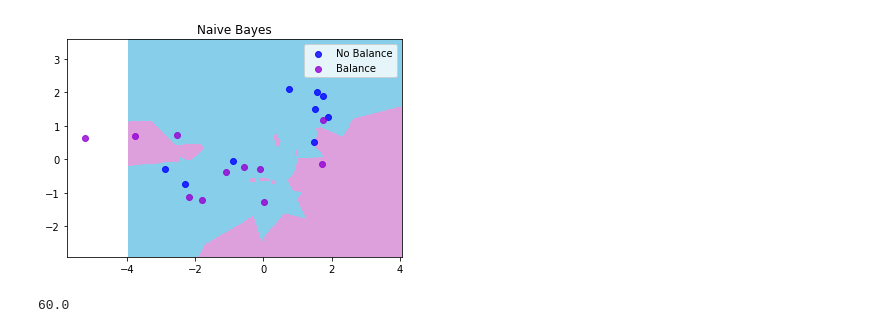
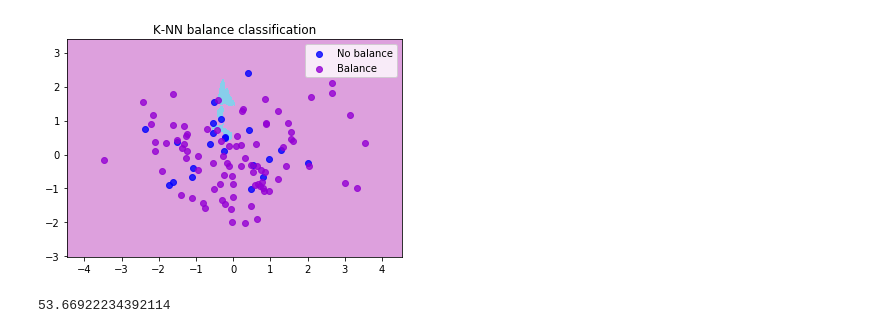
Before and after one commit to VivienvV/fallrisk, a Jupyter notebook: Machine_learning/K-NN_balance.ipynb, the cells around one changed output. Saved outputs shown, nothing was run; the diff lists cells and outputs as text; code cells hidden in the pictures.

```diff
--- a/Machine_learning/K-NN_balance.ipynb
+++ b/Machine_learning/K-NN_balance.ipynb
@@ -161,70 +133,65 @@ Confusion matrix, without normalization
 # %%
-from sklearn import neighbors, datasets
-from matplotlib.colors import ListedColormap
-cmap_back = ListedColormap(['skyblue', 'plum'])
-
-h = .02  # step size in the mesh
-# Plot the decision boundary. For that, we will assign a color to each
-# point in the mesh [x_min, m_max]x[y_min, y_max].
+#Plot graph
+cmap_background = ListedColormap(['skyblue','plum'])
+#Plot the decision boundary
+h = .02
 x_min, x_max = X_train[:, 0].min() - 1, X_train[:, 0].max() + 1
 y_min, y_max = X_train[:, 1].min() - 1, X_train[:, 1].max() + 1
 xx, yy = np.meshgrid(np.arange(x_min, x_max, h),
                      np.arange(y_min, y_max, h))
 
-Z = classifier.predict(np.c_[xx.ravel(), yy.ravel()])
-# Put the result into a color plot
+Z = neigh.predict(np.c_[xx.ravel(), yy.ravel()])
 Z = Z.reshape(xx.shape)
 plt.figure()
-plt.pcolormesh(xx, yy, Z, cmap=cmap_back)
+plt.pcolormesh(xx, yy, Z, cmap=cmap_background)
 
-
+#Plot the test points
 colors = ['blue', 'darkviolet']
-for label in np.unique(y_test):
-    indices = np.where(y_test == label)
-    plt.scatter(X_test[indices, 0], X_test[indices, 1], c=colors[label], alpha=0.8,
+for label in np.unique(y_train):
+    indices = np.where(y_train == label)
+    plt.scatter(X_train[indices, 0], X_train[indices, 1], c=colors[label], alpha=0.8,
                 label=' {}'.format(label))
 
-labels = ['No Balance', 'Balance']
+#Plot the graph
+labels = ['No balance', 'Balance']
 plt.legend(labels)
-plt.title('Naive Bayes')
-plt.savefig('Naive_Bayes')
+plt.title('K-NN balance classification')
+plt.savefig('K-NN_balance_classification')
 plt.show()
 # %% [output]
-[figure, old version]
+[figure, new version]
 # %%
+#Code that loops through the data 100 times and calculates the accuracy for every loop and returns the mean
 def make_decisions(originaldata, variable_list):
     data = originaldata[variable_list]
-    training,validation = validation_split(data, 0.7)
-    training = flatten(training, variable_list)
-    validation = flatten(validation, variable_list)
+    X = data.drop(['Balance_MeanVelocity_Class', 'SubjectID'], axis=1)
+    y = data[['Balance_MeanVelocity_Class']]
 
-    X_train = training.drop(['Balance_MeanVelocity_Class', 'SubjectID'], axis=1)
-    y_train = training['Balance_MeanVelocity_Class']
-    X_train = X_train.astype(float)
-    y_train = y_train.astype(int)
+    #Split the test in training and validation
+    X_train, X_test, y_train, y_test = train_test_split(X, np.ravel(y), test_size = 0.30, random_state=0, stratify = y)
 
-    X_test = validation.drop(['Balance_MeanVelocity_Class', 'SubjectID'], axis=1)
-    y_test = validation['Balance_MeanVelocity_Class']
-    X_test = X_test.astype(float)
-    y_test = y_test.astype(int)
+    X_train = np.array(X_train, dtype=float)
+    y_train = np.array(y_train, dtype=int)
 
+    X_test = np.array(X_test, dtype=float)
+    y_test = np.array(y_test, dtype=int)
 
+    #Standardize data
     scaler = StandardScaler()
 
-    # Fit on training set only.
     scaler.fit(X_train)
 
-    # Apply transform to both the training set and the test set.
     X_train = scaler.transform(X_train)
     X_test = scaler.transform(X_test)
 
-    # Make an instance of the Model
+    #Apply dimensionality reduction
     pca = PCA(n_components=2)
     pca.fit(X_train)
 
     X_train = pca.transform(X_train)
     X_test = pca.transform(X_test)
 
+    #Find optimal k
     error = []
     for i in range(1, 40):
         knn = KNeighborsClassifier(n_neighbors=i)
@@ -233,17 +200,15 @@ def make_decisions(originaldata, variable_list):
         error.append(np.mean(pred_i != y_test))
     j = error.index(min(error)) +1
 
-    classifier = KNeighborsClassifier(n_neighbors=j)
-    classifier.fit(X_train, y_train)
+    #Fit classifier
+    neigh = KNeighborsClassifier(n_neighbors=j)
+    neigh.fit(X_train, y_train)
 
-    # Predicting the Test set results
-    y_pred = classifier.predict(X_test)
+    y_pred = neigh.predict(X_test)
 
+    return f1_score(y_test, y_pred, average="macro", labels=np.unique(y_pred))*100
 
-    return accuracy_score(y_test, y_pred) *100
-
-
-
-make_decisions(pdata, collist)
+variable_list = ['SubjectID', 'Balance_MeanVelocity_Class', 'Velocity', 'mean_StepLength']
+make_decisions(data, variable_list)
 # %% [output]
-60.0
+53.66922234392114
```
Also changed, not shown: parts of 14 cells of this notebook, 15 other files.
